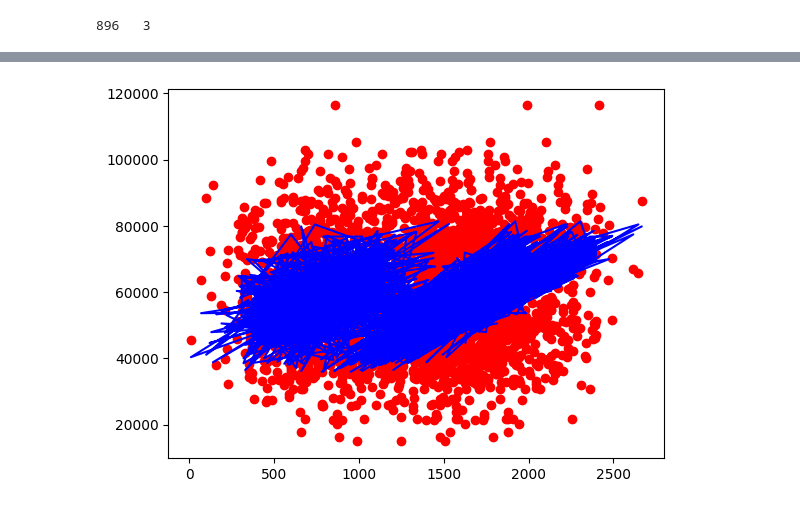
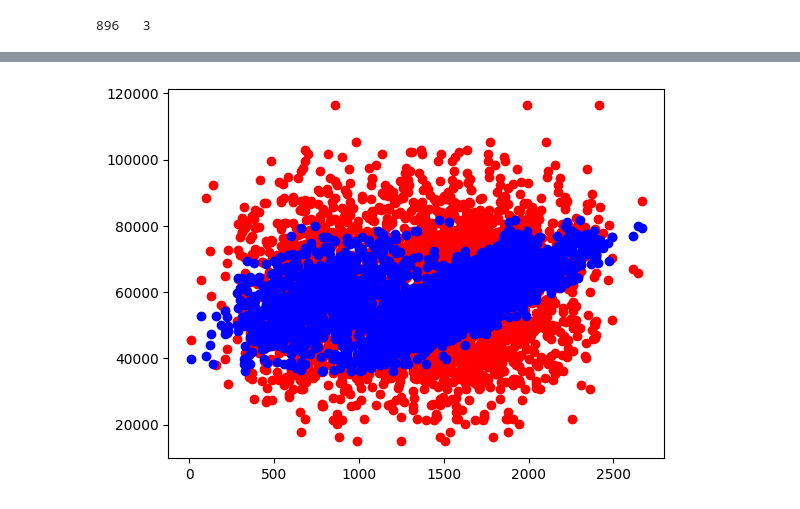
Before and after one commit to Rishabhjain2003/Sales-Analysis, a Jupyter notebook: Sales_Analysis_pyotrch.ipynb, the cells around one changed output, grey strips where cells are left out. Saved outputs shown, nothing was run; the diff lists cells and outputs as text; code cells hidden in the pictures.

```diff
--- a/Sales_Analysis_pyotrch.ipynb
+++ b/Sales_Analysis_pyotrch.ipynb
@@ -123,12 +123,12 @@ epoch : 100, loss : 370923288.7600
 # %%
 import matplotlib.pyplot as plt
 
 predicted = model(X).detach().numpy()
 plt.plot(x, y, 'ro')
-plt.plot(x, predicted, 'b')
+plt.plot(x, predicted, 'bo')
 plt.show()
 # %% [output]
-[figure, old version]
+[figure, new version]
 # %%
 print(model(X))
 # %% [output]
```
Also changed, not shown: parts of 6 cells of this notebook.
